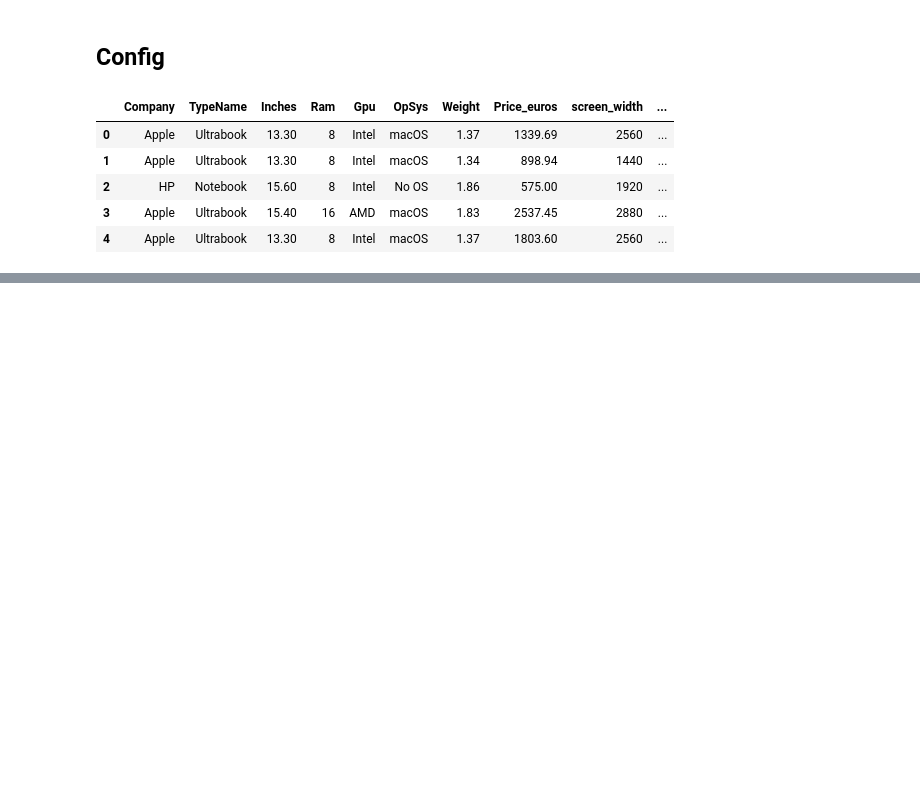
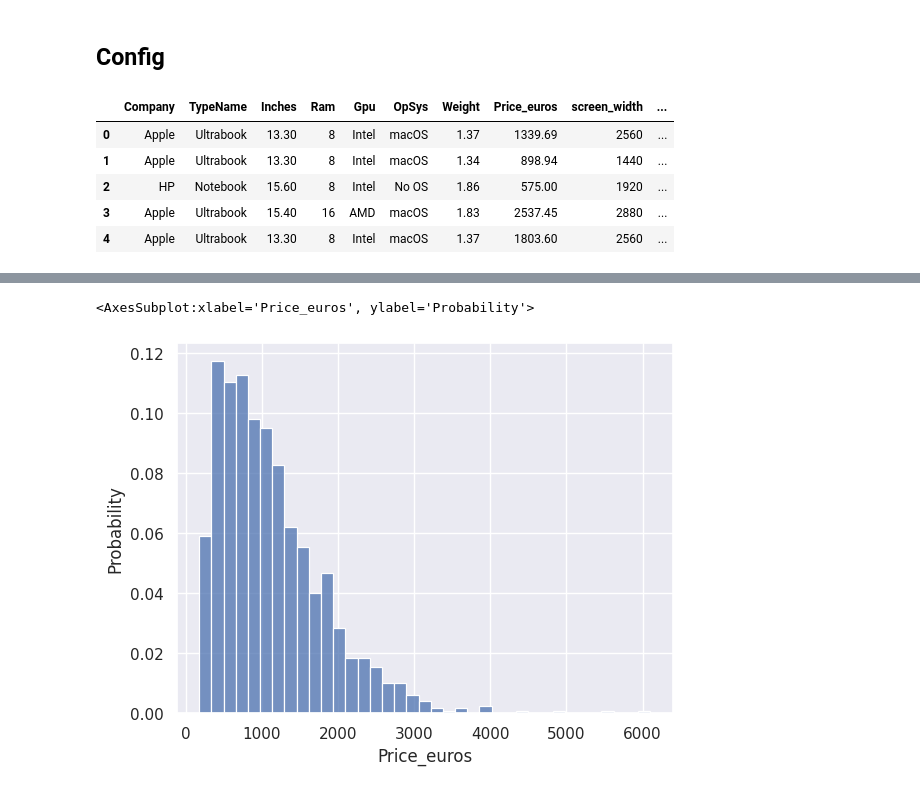
Before and after one commit to AleexSilva/laptop_price_prediction, a Jupyter notebook: Laptop-EDA.ipynb, the cells around one changed output, grey strips where cells are left out. Drawn from its saved outputs; the diff is of its cells as text; code cells hidden in the pictures; blank space fills up the shorter version.

```diff
--- a/Laptop-EDA.ipynb
+++ b/Laptop-EDA.ipynb
@@ -31,0 +203,9 @@ laptop.head()
+# %%
+sns.histplot(
+    data=laptop,
+    x='Price_euros',
+    stat='probability'
+)
+# %% [output]
+<AxesSubplot:xlabel='Price_euros', ylabel='Probability'>
+[figure, added]
```
Also changed, not shown: parts of 18 cells of this notebook, 4 other files.
